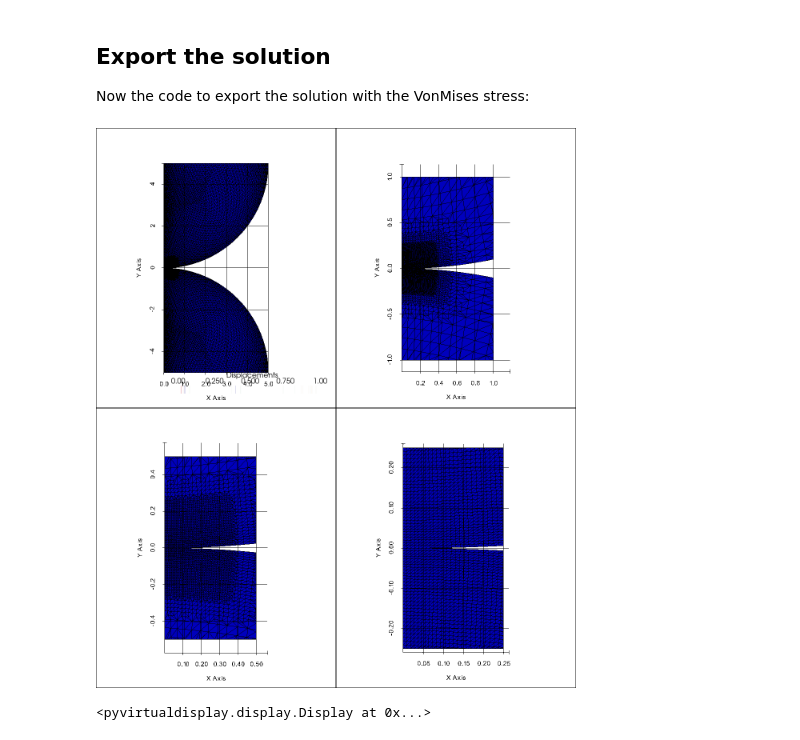
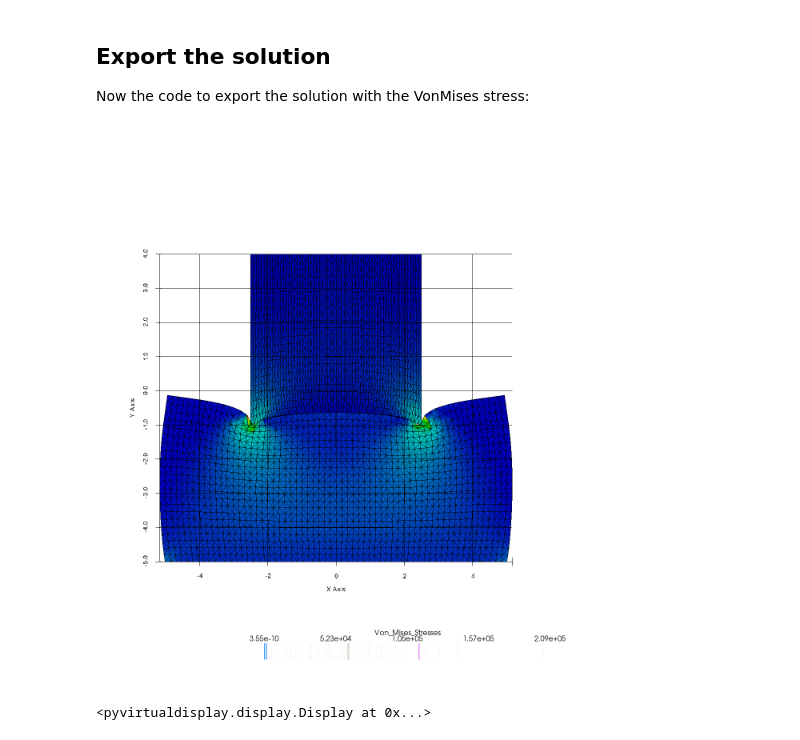
Before and after one commit to tkoyama010/awesome-getfem, a Jupyter notebook: doc/hertz.ipynb, the cells around one changed output. Drawn from its saved outputs; the diff is of its cells as text; code cells hidden in the pictures.

```diff
--- a/doc/hertz.ipynb
+++ b/doc/hertz.ipynb
@@ -327,44 +311,22 @@ mfvm2.export_to_vtk(
     U2,
     "Displacements",
 )
-# %%
-display = Display(visible=0, size=(1024, 1024))
-display.start()
-
-m1 = pv.read("displacement_with_von_mises1.vtk")
-m2 = pv.read("displacement_with_von_mises2.vtk")
-p = pv.Plotter(shape=(2, 2))
-p.subplot(0, 0)
-p.add_mesh(m1, show_edges=True)
-p.add_mesh(m2, show_edges=True)
-p.show_grid()
-p.subplot(0, 1)
-p.add_mesh(
-    m1.clip_box([-1.0, 1.0, -1.0, 1.0, -1.0, 1.0], invert=False), show_edges=True
-)
-p.add_mesh(
-    m2.clip_box([-1.0, 1.0, -1.0, 1.0, -1.0, 1.0], invert=False), show_edges=True
-)
-p.show_grid()
-p.subplot(1, 0)
-p.add_mesh(
-    m1.clip_box([-0.5, 0.5, -0.5, 0.5, -0.5, 0.5], invert=False), show_edges=True
-)
-p.add_mesh(
-    m2.clip_box([-0.5, 0.5, -0.5, 0.5, -0.5, 0.5], invert=False), show_edges=True
-)
-p.show_grid()
-p.subplot(1, 1)
-p.add_mesh(
-    m1.clip_box([-0.25, 0.25, -0.25, 0.25, -0.25, 0.25], invert=False), show_edges=True
-)
-p.add_mesh(
-    m2.clip_box([-0.25, 0.25, -0.25, 0.25, -0.25, 0.25], invert=False), show_edges=True
-)
-p.show_grid()
-p.show(screenshot="mesh.png", window_size=[1200, 1400], cpos="xy")
-
-display.stop()
-# %% [output]
-[figure, removed]
-<pyvirtualdisplay.display.Display at 0x...>
+# %%
+display = Display(visible=0, size=(1024, 1024))
+display.start()
+
+m1 = pv.read("displacement_with_von_mises1.vtk")
+m2 = pv.read("displacement_with_von_mises2.vtk")
+p = pv.Plotter(shape=(1, 1))
+p.subplot(0, 0)
+m1.active_vectors_name = "Displacements"
+m2.active_vectors_name = "Displacements"
+p.add_mesh(m1.warp_by_vector(), show_edges=True)
+p.add_mesh(m2.warp_by_vector(), show_edges=True)
+p.show_grid()
+p.show(screenshot="mesh.png", window_size=[1200, 1400], cpos="xy")
+
+display.stop()
+# %% [output]
+[figure, added]
+<pyvirtualdisplay.display.Display at 0x...>
```
Also changed, not shown: parts of 23 cells of this notebook.
